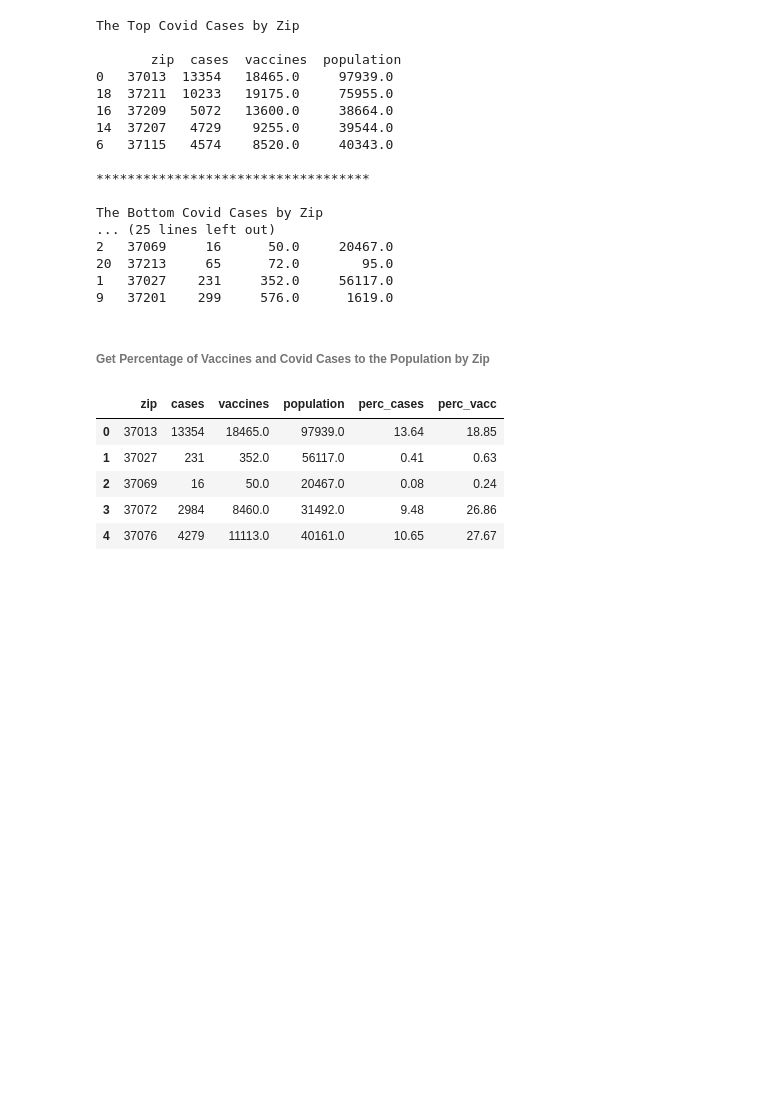
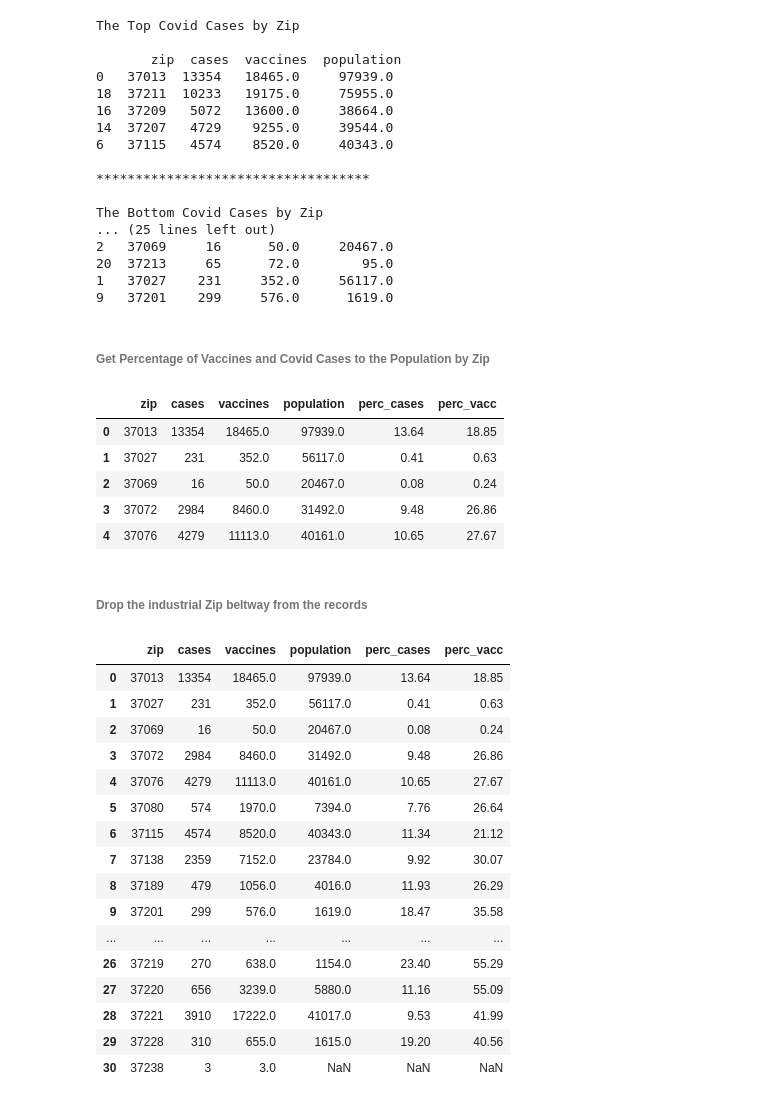
Before and after one commit to Engu12/nash-covid-cases-vaccines-honky_tonkin, a Jupyter notebook: notebook/EDA2.ipynb, the cells around one changed output. Saved outputs shown, nothing was run; the diff lists cells and outputs as text; code cells hidden in the pictures; blank space fills up the shorter version.

```diff
--- a/notebook/EDA2.ipynb
+++ b/notebook/EDA2.ipynb
@@ -358,3 +364,27 @@ c_v_zip.head()
 | 2 | 37069 | 16 | 50.0 | 20467.0 | 0.08 | 0.24 |
 | 3 | 37072 | 2984 | 8460.0 | 31492.0 | 9.48 | 26.86 |
 | 4 | 37076 | 4279 | 11113.0 | 40161.0 | 10.65 | 27.67 |
+# %% [markdown]
+###### Drop the industrial Zip beltway from the records
+# %%
+c_v_zip = c_v_zip[c_v_zip['zip'] != '37213']
+c_v_zip
+#confirm Line index 20 is removed.
+# %% [output]
+|  | zip | cases | vaccines | population | perc_cases | perc_vacc |
+| 0 | 37013 | 13354 | 18465.0 | 97939.0 | 13.64 | 18.85 |
+| 1 | 37027 | 231 | 352.0 | 56117.0 | 0.41 | 0.63 |
+| 2 | 37069 | 16 | 50.0 | 20467.0 | 0.08 | 0.24 |
+| 3 | 37072 | 2984 | 8460.0 | 31492.0 | 9.48 | 26.86 |
+| 4 | 37076 | 4279 | 11113.0 | 40161.0 | 10.65 | 27.67 |
+| 5 | 37080 | 574 | 1970.0 | 7394.0 | 7.76 | 26.64 |
+| 6 | 37115 | 4574 | 8520.0 | 40343.0 | 11.34 | 21.12 |
+| 7 | 37138 | 2359 | 7152.0 | 23784.0 | 9.92 | 30.07 |
+| 8 | 37189 | 479 | 1056.0 | 4016.0 | 11.93 | 26.29 |
+| 9 | 37201 | 299 | 576.0 | 1619.0 | 18.47 | 35.58 |
+| ... | ... | ... | ... | ... | ... | ... |
+| 26 | 37219 | 270 | 638.0 | 1154.0 | 23.40 | 55.29 |
+| 27 | 37220 | 656 | 3239.0 | 5880.0 | 11.16 | 55.09 |
+| 28 | 37221 | 3910 | 17222.0 | 41017.0 | 9.53 | 41.99 |
+| 29 | 37228 | 310 | 655.0 | 1615.0 | 19.20 | 40.56 |
+| 30 | 37238 | 3 | 3.0 | NaN | NaN | NaN |
```
Also changed, not shown: parts of 7 cells of this notebook.
